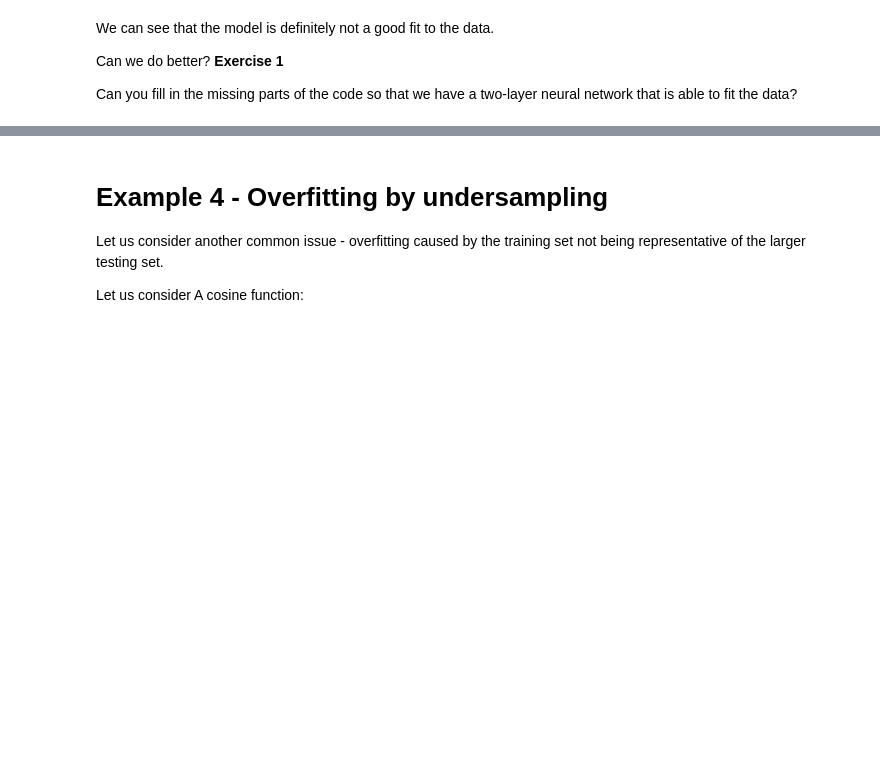
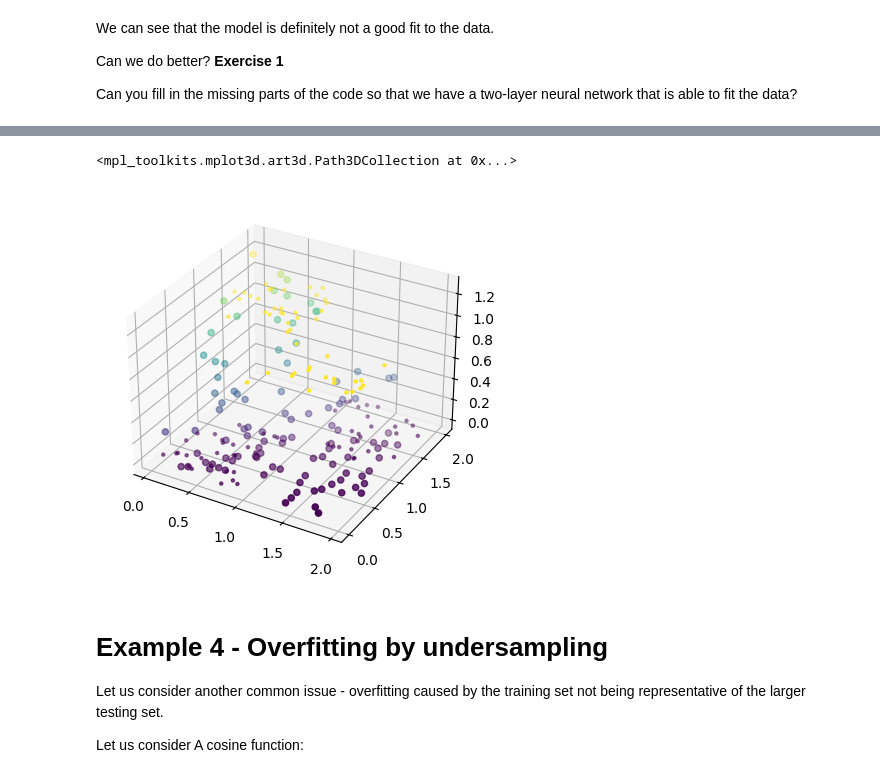
Before and after one commit to huypqh11/deef-life-su, a Jupyter notebook: Week_01/Deep4Life_Lab_1_Introduction_to_pytorch_noSolution.ipynb, the cells around one changed output, grey strips where cells are left out. Drawn from its saved outputs; the diff is of its cells as text; code cells hidden in the pictures; blank space fills up the shorter version.

```diff
--- a/Week_01/Deep4Life_Lab_1_Introduction_to_pytorch_noSolution.ipynb
+++ b/Week_01/Deep4Life_Lab_1_Introduction_to_pytorch_noSolution.ipynb
@@ -438,11 +438,16 @@ N_output=1
 
 #This is the simplest network so far, just a simple perceptron
 
+
 model = nn.Sequential(
+
+    nn.Linear(N_input, N_hidden),
+    nn.ReLU(),
+    nn.Linear(N_hidden, N_output),
 
                         # HERE WE NEED A NETWORK WITH A HIDDEN LAYER
                         # AND A NON-LINEAR ACTIVATION - e.g. ReLU
-    )
+                        )
 
 criterion =  torch.nn.MSELoss()  # Mean Square Error
 
@@ -453,9 +458,26 @@ optimizer = torch.optim.Adam(model.parameters(), lr=0.001) # lr is the learning
 N_epochs=15000
 loss_vals=[]
 
+for epoch in range(N_epochs):
+    # Forward pass: Compute predicted y by passing x to the model
+    y_pred = model(inputs)
+
+    # Compute and print loss
+    loss = criterion(y_pred, targets)
+    if epoch % 500 == 0:                              #we will print fewer loss values
+        print('epoch: ', epoch, ' loss: ', loss.item())
+        loss_vals.append(loss.item())
+
+    # Zero gradients, perform a backward pass, and update the weights.
+    optimizer.zero_grad()
+
+    # perform a backward pass (backpropagation)
+    loss.backward()
+
+    # Update the parameters
+    optimizer.step()
+
  #HERE WE NEED TO PUT THE TRAINING/TESTING LOOP
-
-
 
 fig, ax = plt.subplots(subplot_kw={"projection": "3d"})
 ax.scatter(train_X1s, train_X2s, train_Ys,label="training data",c=train_Ys,marker=".")
@@ -465,3 +503,5 @@ ValueError: optimizer got an empty parameter list
+<mpl_toolkits.mplot3d.art3d.Path3DCollection at 0x...>
+[figure, added]
 # %% [markdown]
 # Example 4 - Overfitting by undersampling
 
```
Also changed, not shown: parts of 20 cells of this notebook.
